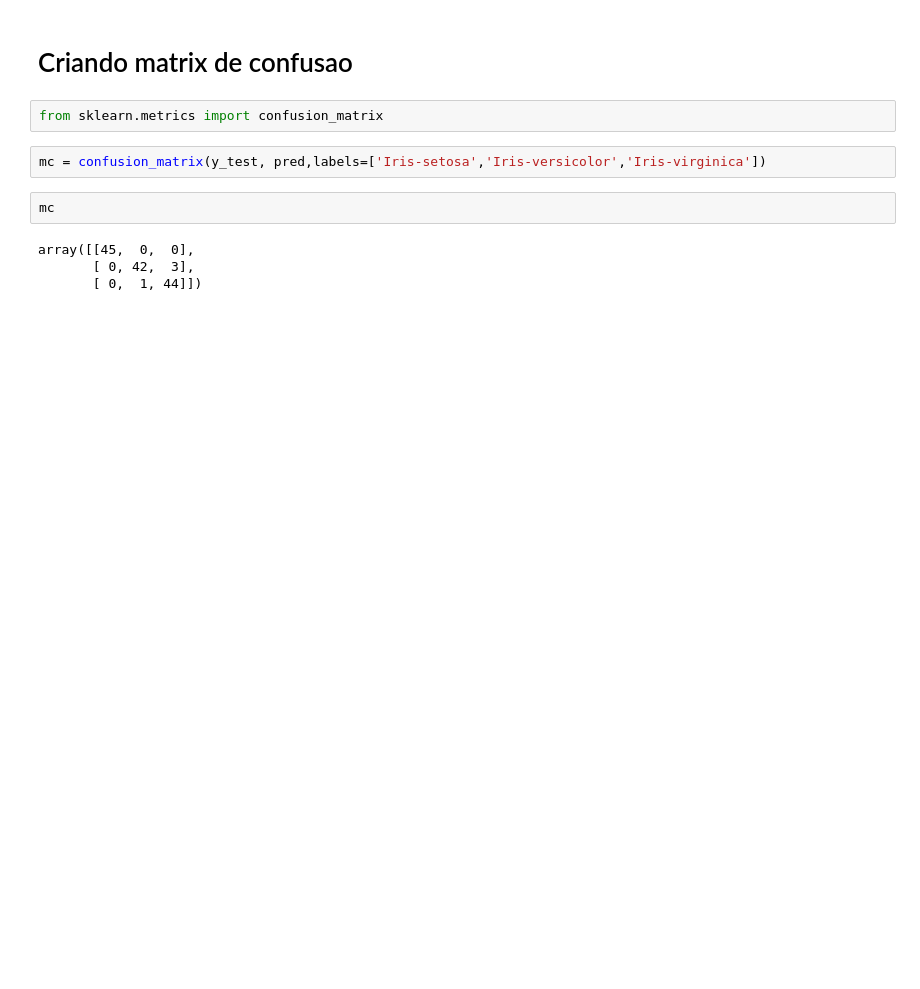
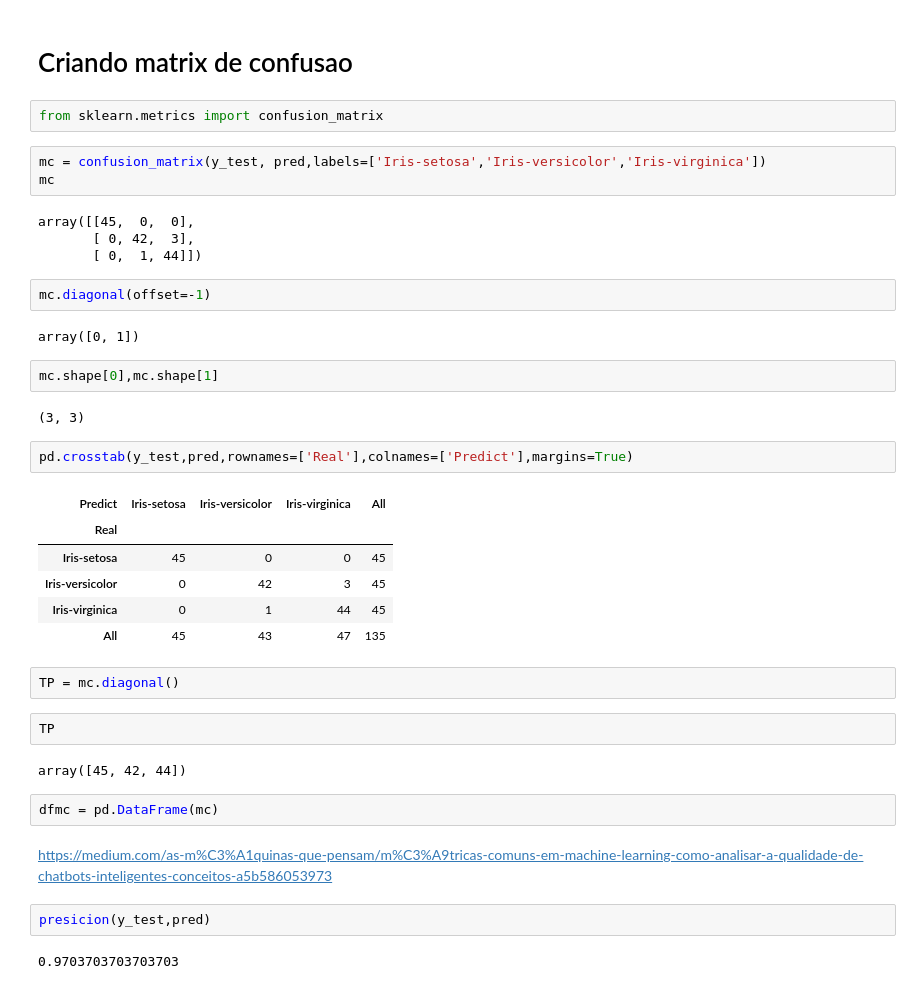
Before and after one commit to michelmelo25/Machine-Learning, a Jupyter notebook: Lista 8/Iris 2.0.ipynb, the cells around one changed output. Drawn from its saved outputs; the diff is of its cells as text; blank space fills up the shorter version.

```diff
--- a/Lista 8/Iris 2.0.ipynb
+++ b/Lista 8/Iris 2.0.ipynb
@@ -84,9 +104,39 @@ accuracy(y_test,pred)
 from sklearn.metrics import confusion_matrix
 # %%
 mc = confusion_matrix(y_test, pred,labels=['Iris-setosa','Iris-versicolor','Iris-virginica'])
+mc
+# %% [output]
+array([[45,  0,  0],
+       [ 0, 42,  3],
+       [ 0,  1, 44]])
-# %%
-mc
-# %% [output]
-array([[45,  0,  0],
-       [ 0, 42,  3],
-       [ 0,  1, 44]])
+# %%
+mc.diagonal(offset=-1)
+# %% [output]
+array([0, 1])
+# %%
+mc.shape[0],mc.shape[1]
+# %% [output]
+(3, 3)
+# %%
+pd.crosstab(y_test,pred,rownames=['Real'],colnames=['Predict'],margins=True)
+# %% [output]
+| Predict | Iris-setosa | Iris-versicolor | Iris-virginica | All |
+| Real |  |  |  |  |
+| Iris-setosa | 45 | 0 | 0 | 45 |
+| Iris-versicolor | 0 | 42 | 3 | 45 |
+| Iris-virginica | 0 | 1 | 44 | 45 |
+| All | 45 | 43 | 47 | 135 |
+# %%
+TP = mc.diagonal()
+# %%
+TP
+# %% [output]
+array([45, 42, 44])
+# %%
+dfmc = pd.DataFrame(mc)
+# %% [markdown]
+https://medium.com/as-m%C3%A1quinas-que-pensam/m%C3%A9tricas-comuns-em-machine-learning-como-analisar-a-qualidade-de-chatbots-inteligentes-conceitos-a5b586053973
+# %%
+presicion(y_test,pred)
+# %% [output]
+0.9703703703703703
```
Also changed, not shown: parts of 10 cells of this notebook, 2 other files.
